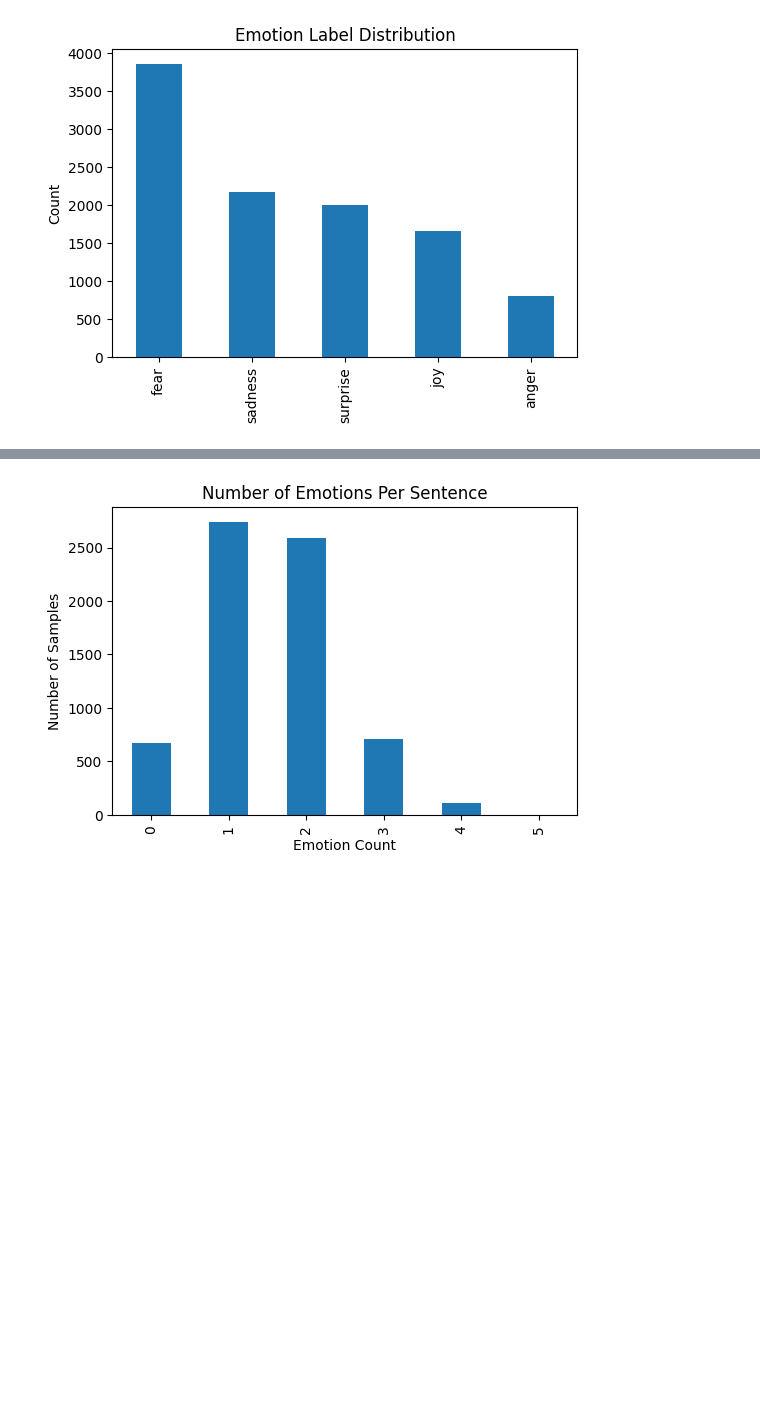
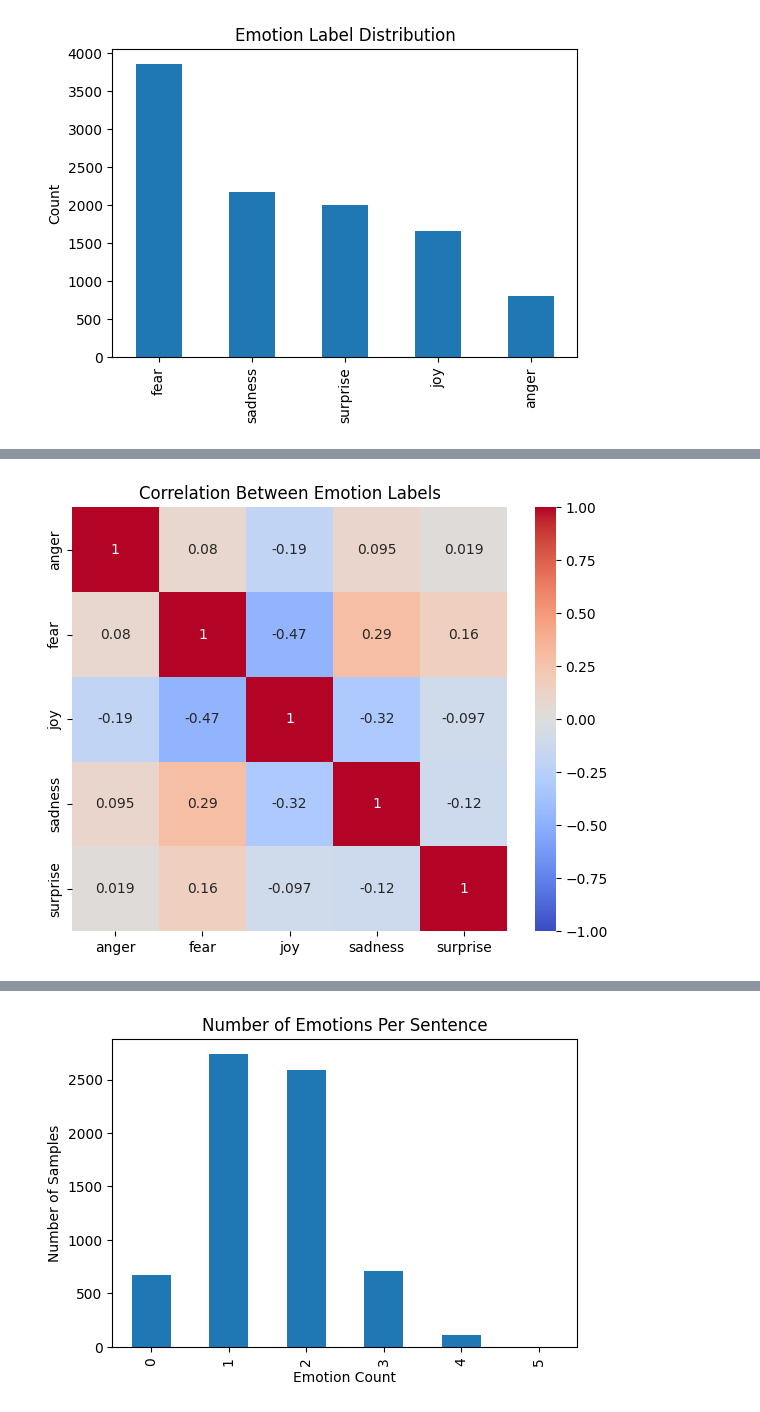
Before and after one commit to 22f3000400/2025-Sep-DLGenAI-Project, a Jupyter notebook: notebooks/dl-22f3000400-notebook-t32025.ipynb, the cells around one changed output, grey strips where cells are left out. Drawn from its saved outputs; the diff is of its cells as text; code cells hidden in the pictures; blank space fills up the shorter version.

```diff
--- a/notebooks/dl-22f3000400-notebook-t32025.ipynb
+++ b/notebooks/dl-22f3000400-notebook-t32025.ipynb
@@ -123,0 +159,10 @@ plt.show()
+# %%
+#Correlation between emotion labels
+
+corr = train[label_cols].corr()
+plt.figure(figsize=(6,5))
+sns.heatmap(corr, annot=True, vmin=-1, vmax=1, cmap="coolwarm")
+plt.title("Correlation Between Emotion Labels")
+plt.tight_layout()
+# %% [output]
+[figure, added]
```
Also changed, not shown: parts of 15 cells of this notebook.
